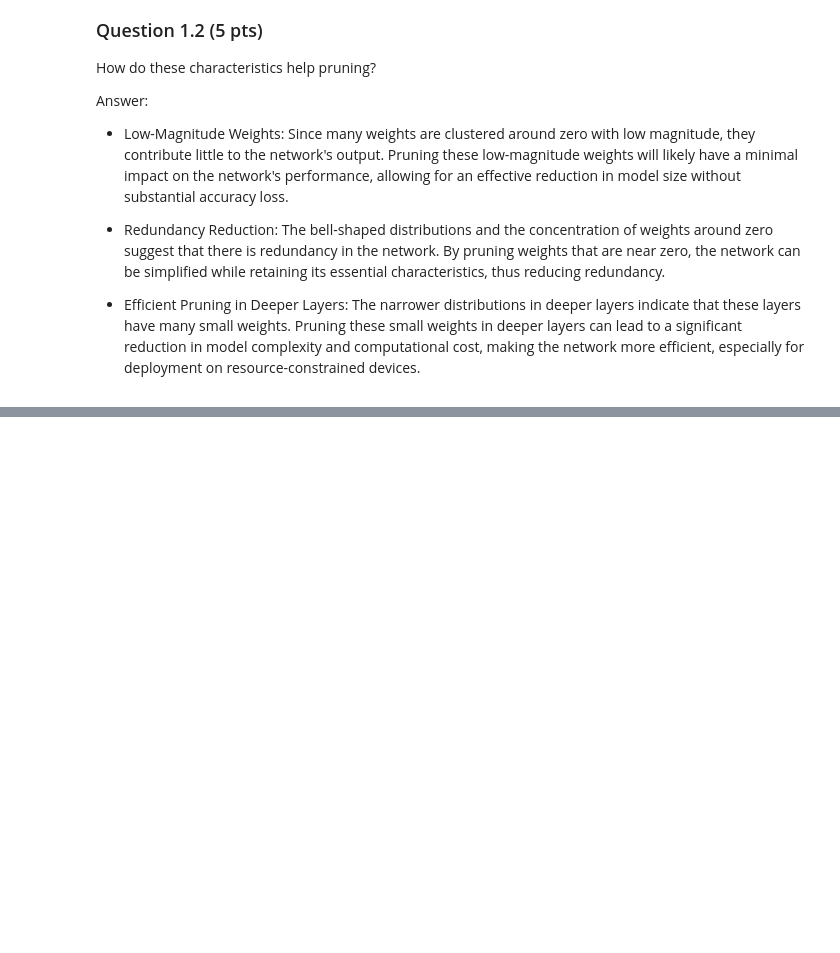
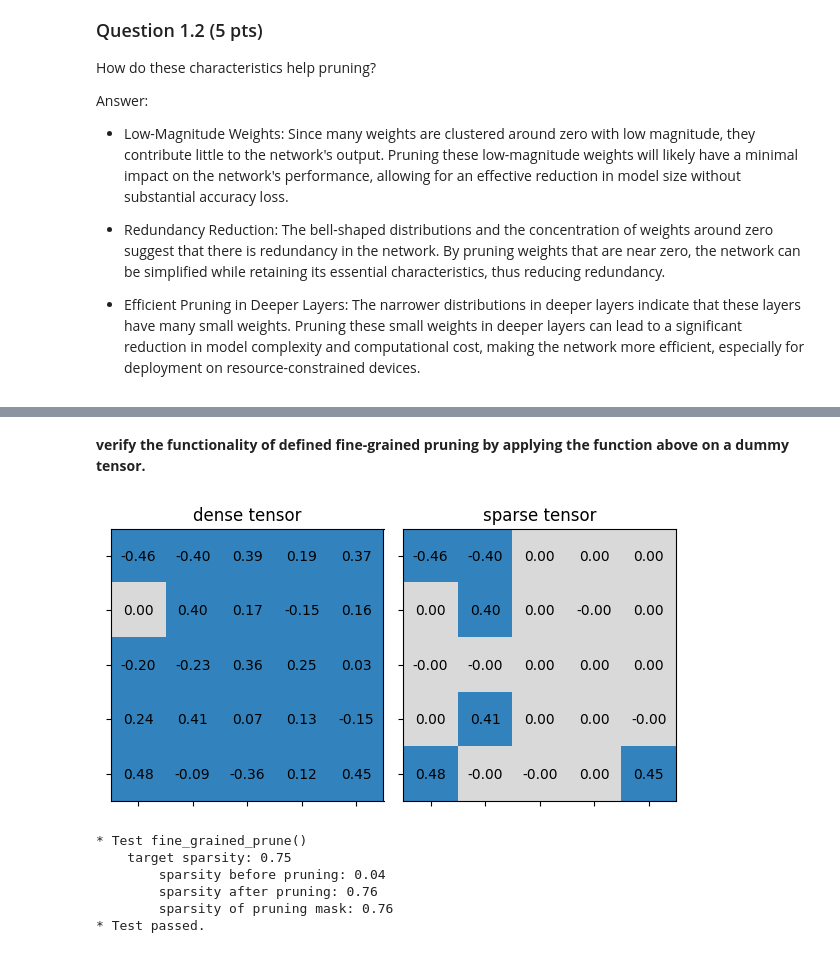
Before and after one commit to cosmic4dev/ML_lab, a Jupyter notebook: MIT_EfiicientLM_Lab1_Pruning.ipynb, the cells around one changed output, grey strips where cells are left out. Cells and saved outputs as stored; diff of their text form; code cells hidden in the pictures; blank space fills up the shorter version.

```diff
--- a/MIT_EfiicientLM_Lab1_Pruning.ipynb
+++ b/MIT_EfiicientLM_Lab1_Pruning.ipynb
@@ -443,0 +552,12 @@ Answer:
+# %% [markdown]
+**verify the functionality of defined fine-grained pruning by applying the function above on a dummy tensor.**
+# %%
+test_fine_grained_prune()
+# %% [output]
+[figure, added]
+* Test fine_grained_prune()
+    target sparsity: 0.75
+        sparsity before pruning: 0.04
+        sparsity after pruning: 0.76
+        sparsity of pruning mask: 0.76
+* Test passed.
```
Also changed, not shown: parts of 6 cells of this notebook.
